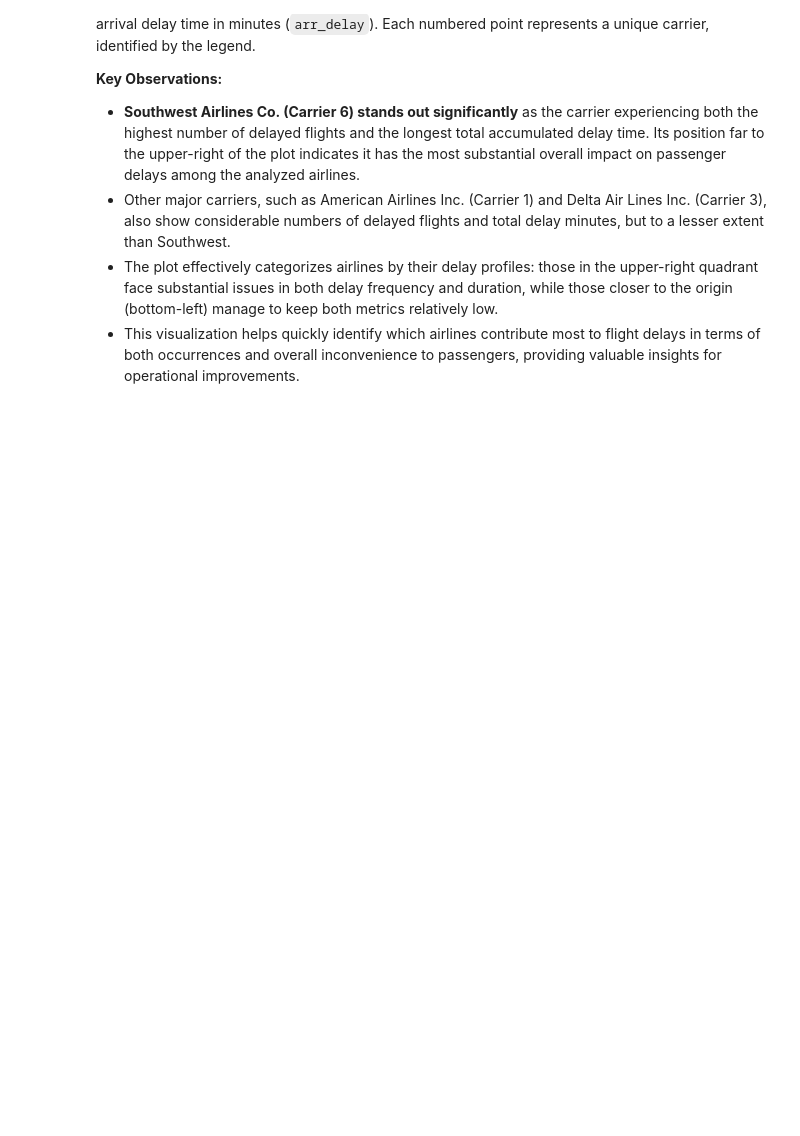
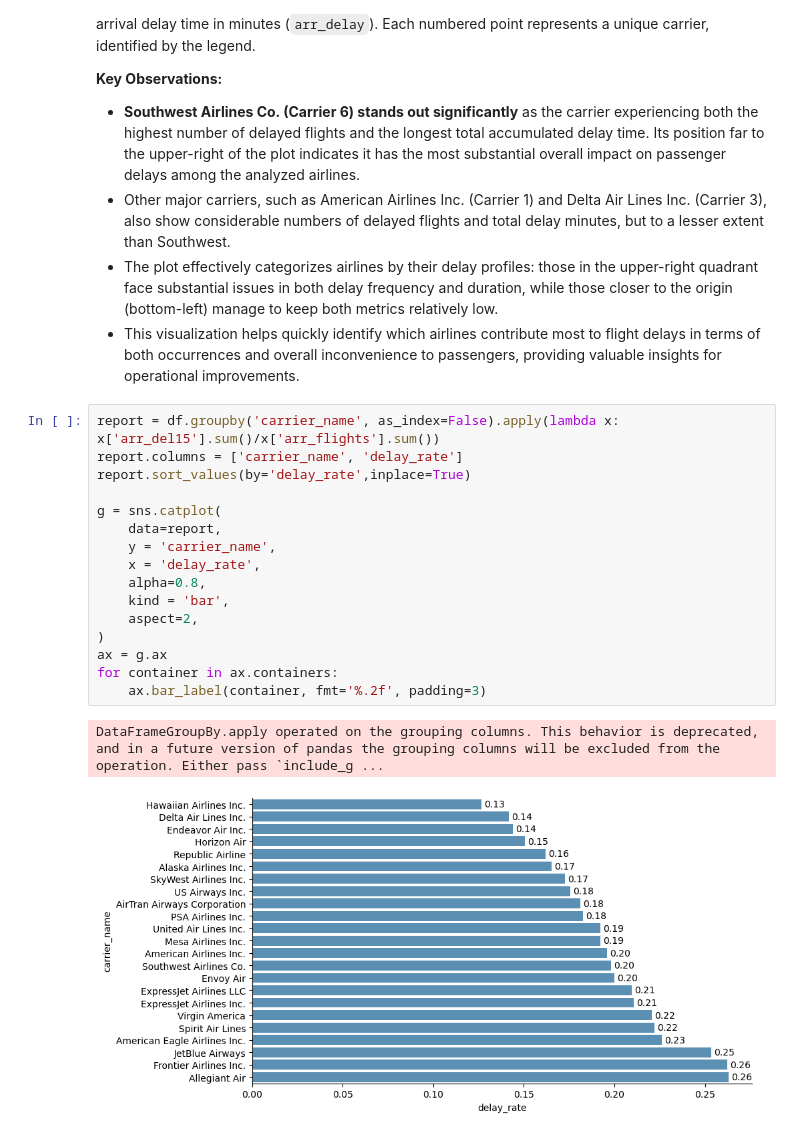
Before and after one commit to naufilsakran/Flight_Delay_Data_Analysis, a Jupyter notebook: Project_report.ipynb, the cells around one changed output. Cells and saved outputs as stored; diff of their text form; blank space fills up the shorter version.

```diff
--- a/Project_report.ipynb
+++ b/Project_report.ipynb
@@ -927,3 +945,22 @@ The scatter plot above visualizes the delay severity for airlines that have oper
 *   Other major carriers, such as American Airlines Inc. (Carrier 1) and Delta Air Lines Inc. (Carrier 3), also show considerable numbers of delayed flights and total delay minutes, but to a lesser extent than Southwest.
 *   The plot effectively categorizes airlines by their delay profiles: those in the upper-right quadrant face substantial issues in both delay frequency and duration, while those closer to the origin (bottom-left) manage to keep both metrics relatively low.
 *   This visualization helps quickly identify which airlines contribute most to flight delays in terms of both occurrences and overall inconvenience to passengers, providing valuable insights for operational improvements.
+# %%
+report = df.groupby('carrier_name', as_index=False).apply(lambda x: x['arr_del15'].sum()/x['arr_flights'].sum())
+report.columns = ['carrier_name', 'delay_rate']
+report.sort_values(by='delay_rate',inplace=True)
+
+g = sns.catplot(
+    data=report,
+    y = 'carrier_name',
+    x = 'delay_rate',
+    alpha=0.8,
+    kind = 'bar',
+    aspect=2,
+)
+ax = g.ax
+for container in ax.containers:
+    ax.bar_label(container, fmt='%.2f', padding=3)
+# %% [output]
+DataFrameGroupBy.apply operated on the grouping columns. This behavior is deprecated, and in a future version of pandas the grouping columns will be excluded from the operation. Either pass `include_g ...
+[figure, added]
```
Also changed, not shown: parts of 20 cells of this notebook.
